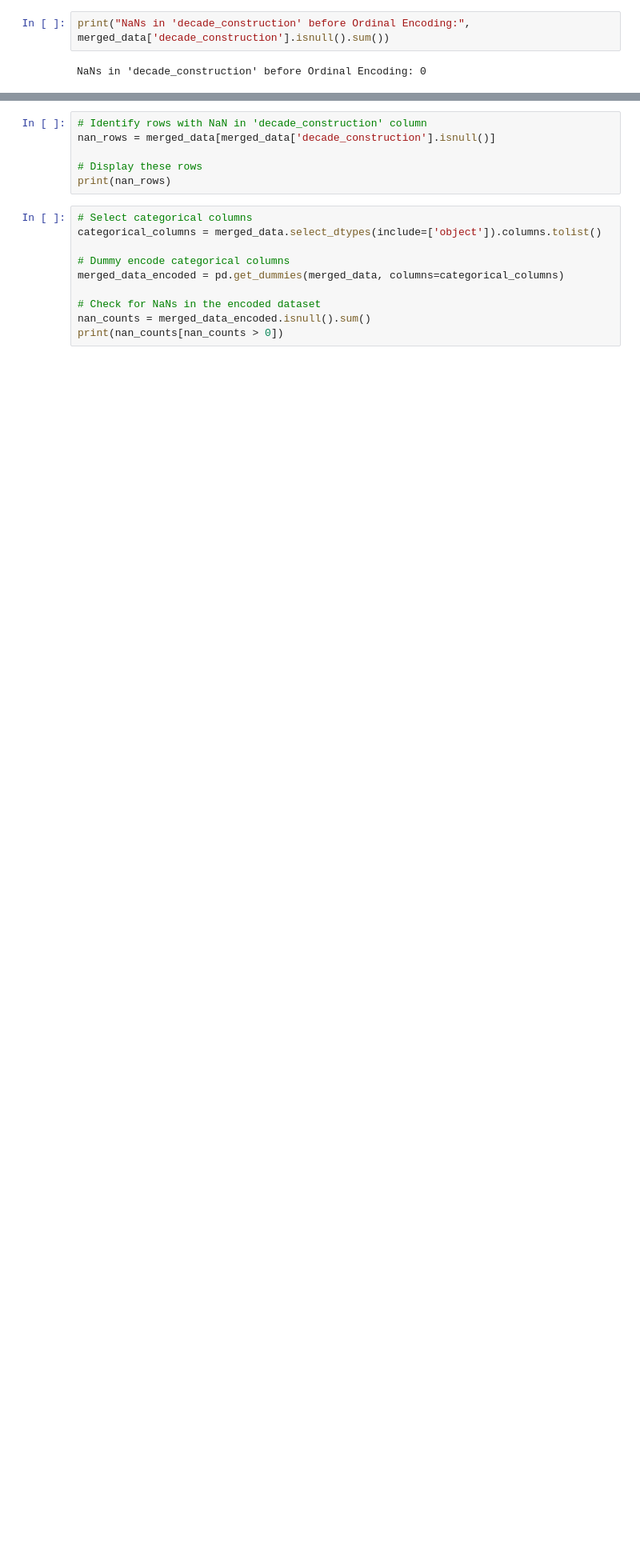
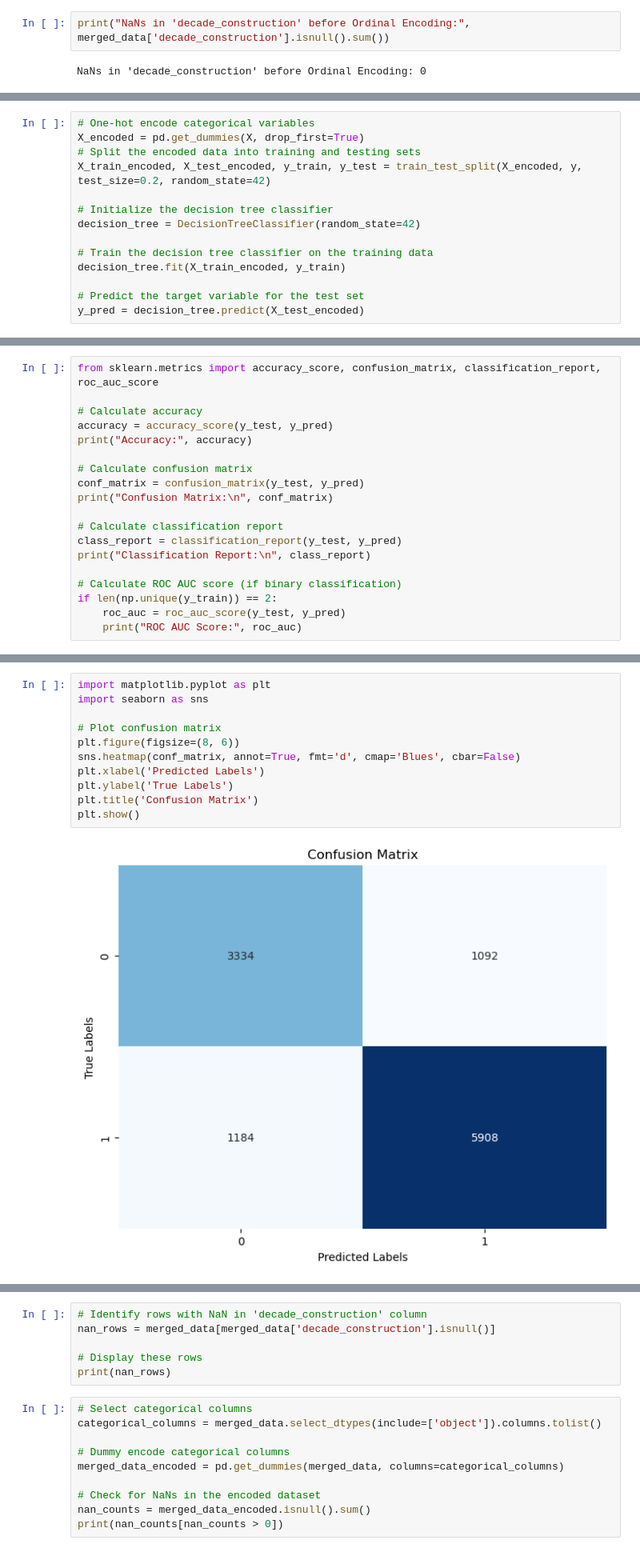
Before and after one commit to jguzzo522/twaterwell, a Jupyter notebook: tanwaterwell.ipynb, the cells around one changed output, grey strips where cells are left out. Shown at 80% size. Cells and saved outputs as stored; diff of their text form; blank space fills up the shorter version.

```diff
--- a/tanwaterwell.ipynb
+++ b/tanwaterwell.ipynb
@@ -1370,0 +1339,14 @@ Predicted labels for the test data:
+# %%
+# One-hot encode categorical variables
+X_encoded = pd.get_dummies(X, drop_first=True)
+# Split the encoded data into training and testing sets
+X_train_encoded, X_test_encoded, y_train, y_test = train_test_split(X_encoded, y, test_size=0.2, random_state=42)
+
+# Initialize the decision tree classifier
+decision_tree = DecisionTreeClassifier(random_state=42)
+
+# Train the decision tree classifier on the training data
+decision_tree.fit(X_train_encoded, y_train)
+
+# Predict the target variable for the test set
+y_pred = decision_tree.predict(X_test_encoded)
@@ -1370,0 +1355,19 @@ Predicted labels for the test data:
+# %%
+from sklearn.metrics import accuracy_score, confusion_matrix, classification_report, roc_auc_score
+
+# Calculate accuracy
+accuracy = accuracy_score(y_test, y_pred)
+print("Accuracy:", accuracy)
+
+# Calculate confusion matrix
+conf_matrix = confusion_matrix(y_test, y_pred)
+print("Confusion Matrix:\n", conf_matrix)
+
+# Calculate classification report
+class_report = classification_report(y_test, y_pred)
+print("Classification Report:\n", class_report)
+
+# Calculate ROC AUC score (if binary classification)
+if len(np.unique(y_train)) == 2:
+    roc_auc = roc_auc_score(y_test, y_pred)
+    print("ROC AUC Score:", roc_auc)
@@ -1370,0 +1392,13 @@ Predicted labels for the test data:
+# %%
+import matplotlib.pyplot as plt
+import seaborn as sns
+
+# Plot confusion matrix
+plt.figure(figsize=(8, 6))
+sns.heatmap(conf_matrix, annot=True, fmt='d', cmap='Blues', cbar=False)
+plt.xlabel('Predicted Labels')
+plt.ylabel('True Labels')
+plt.title('Confusion Matrix')
+plt.show()
+# %% [output]
+[figure, added]
```
Also changed, not shown: parts of 70 cells of this notebook.
